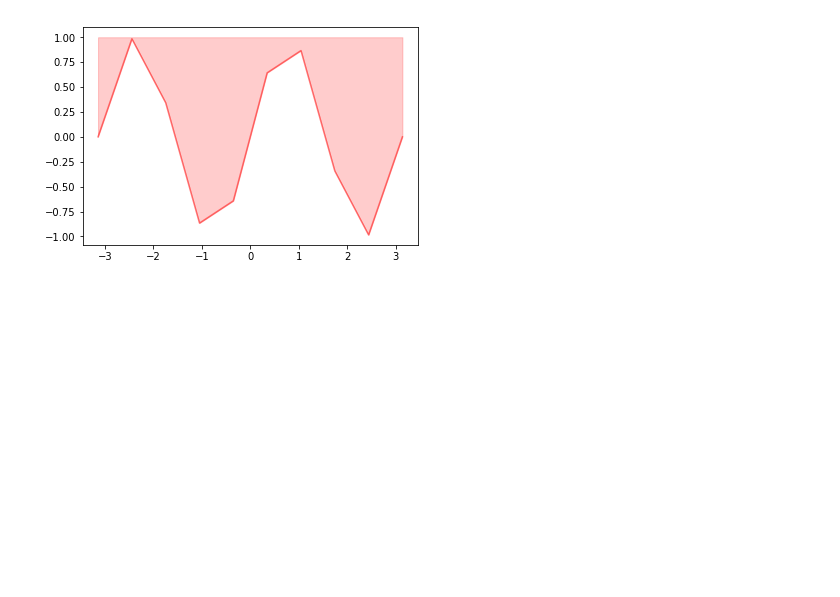
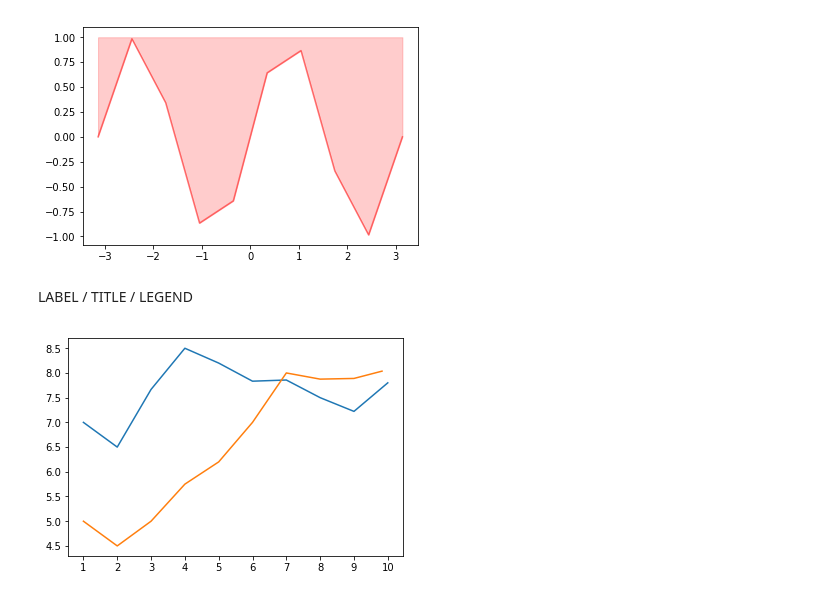
Before and after one commit to Salmankh3/Data-Visualization-Python, a Jupyter notebook: Section-02.ipynb, the cells around one changed output. Drawn from its saved outputs; the diff is of its cells as text; code cells hidden in the pictures; blank space fills up the shorter version.

Commit message:
Plot Fundamentals

```diff
--- a/Section-02.ipynb
+++ b/Section-02.ipynb
@@ -92,3 +92,23 @@ plt.fill_between(a, b, 1, color="red", alpha=0.2)
 plt.show()
 # %% [output]
 [figure]
+# %% [markdown]
+LABEL / TITLE / LEGEND
+# %%
+# SCENERIO OF RUN RATE PER OVER OF TWO TEAMS
+
+# Team 01
+x = np.array([1,2,3,4,5,6,7,8,9,10])
+a = np.array([7,13,23,34,41,47,55,60,65,78])
+r = a / x
+
+# Team 02
+x2 = np.array([1,2,3,4,5,6,7,8,9,9.83])
+b = np.array([5,9,15,23,31,42,56,63,71,79])
+r2 = b / x2
+
+plt.plot(x,r,x2,r2)
+plt.xticks(np.arange(1,11),x) # For showing all the given values on x-axis
+plt.show()
+# %% [output]
+[figure, added]
```
Also changed, not shown: parts of 7 cells of this notebook.
